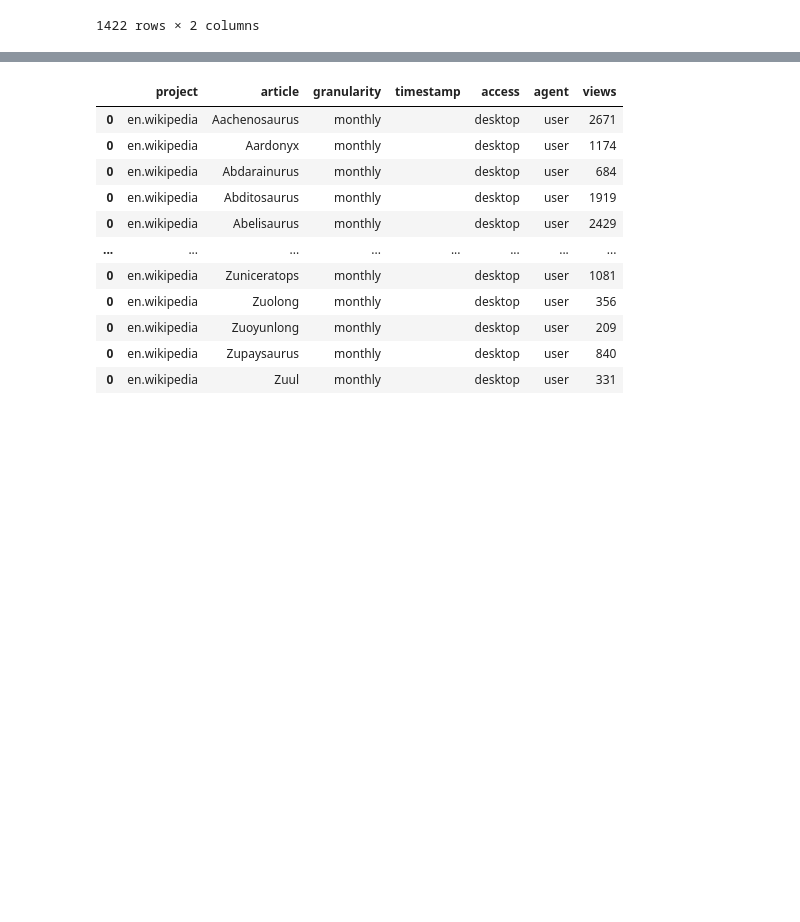
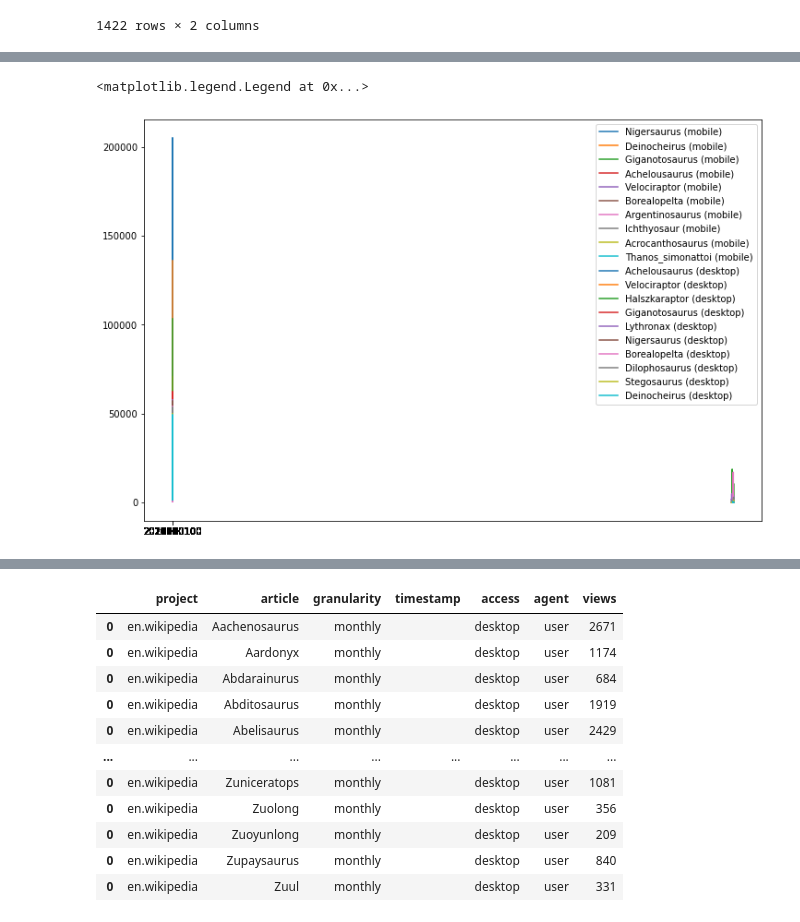
Before and after one commit to 98yangjames/DATA-512, a Jupyter notebook: Homework1_Data512.ipynb, the cells around one changed output, grey strips where cells are left out. Saved outputs shown, nothing was run; the diff lists cells and outputs as text; code cells hidden in the pictures; blank space fills up the shorter version.

```diff
--- a/Homework1_Data512.ipynb
+++ b/Homework1_Data512.ipynb
@@ -358,0 +381,36 @@ top_10_peak_page_views(df_mobile)
+# %%
+#Plot Top 10 Peak Page Views
+
+def add_plot(df, name, label=None):
+    df = df[df['article'] == name]
+    df = df.drop_duplicates('timestamp')
+    return plt.plot(df['timestamp'], df['views'], label = label)
+
+fig = plt.figure()
+
+# plt.rcParams["figure.figsize"] = (12,8)
+add_plot(df_mobile, 'Nigersaurus', label = 'Nigersaurus (mobile)')
+add_plot(df_mobile, 'Deinocheirus', label = 'Deinocheirus (mobile)')
+add_plot(df_mobile, 'Giganotosaurus', label = 'Giganotosaurus (mobile)')
+add_plot(df_mobile, 'Achelousaurus', label = 'Achelousaurus (mobile)')
+add_plot(df_mobile, 'Velociraptor', label = 'Velociraptor (mobile)')
+add_plot(df_mobile, 'Borealopelta', label = 'Borealopelta (mobile)')
+add_plot(df_mobile, 'Argentinosaurus', label = 'Argentinosaurus (mobile)')
+add_plot(df_mobile, 'Ichthyosaur', label = 'Ichthyosaur (mobile)')
+add_plot(df_mobile, 'Acrocanthosaurus' , label = 'Acrocanthosaurus (mobile)')
+add_plot(df_mobile, 'Thanos_simonattoi', label = 'Thanos_simonattoi (mobile)')
+add_plot(df_desk, 'Achelousaurus', label = 'Achelousaurus (desktop)')
+add_plot(df_desk, 'Velociraptor', label = 'Velociraptor (desktop)')
+add_plot(df_desk, 'Halszkaraptor', label = 'Halszkaraptor (desktop)')
+add_plot(df_desk, 'Giganotosaurus', label = 'Giganotosaurus (desktop)')
+add_plot(df_desk, 'Lythronax', label = 'Lythronax (desktop)')
+add_plot(df_desk, 'Nigersaurus', label = 'Nigersaurus (desktop)')
+add_plot(df_desk, 'Borealopelta', label = 'Borealopelta (desktop)')
+add_plot(df_desk, 'Dilophosaurus', label = 'Dilophosaurus (desktop)')
+add_plot(df_desk, 'Stegosaurus', label = 'Stegosaurus (desktop)')
+add_plot(df_desk, 'Deinocheirus', label = 'Deinocheirus (desktop)')
+
+plt.legend()
+# %% [output]
+<matplotlib.legend.Legend at 0x...>
+[figure, added]
```
Also changed, not shown: parts of 7 cells of this notebook, 1 other file.
